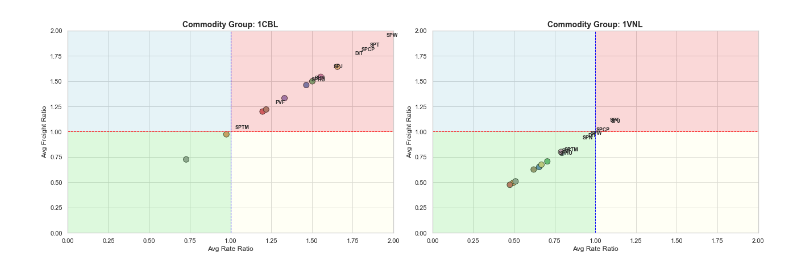
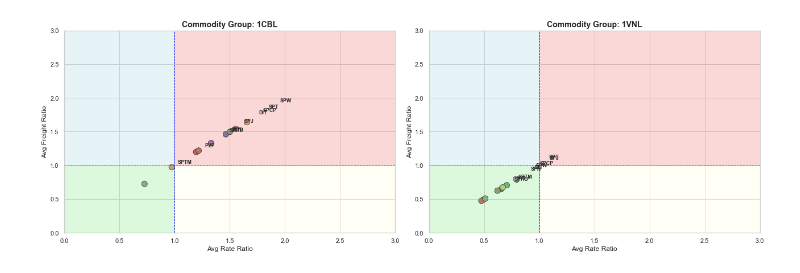
Before and after one commit to Zhuwaki/diverzify_freight_analysis, a Jupyter notebook: notebooks/nigel/quandrants.ipynb, the cells around one changed output. Saved outputs shown, nothing was run; the diff lists cells and outputs as text; code cells hidden in the pictures.

```diff
--- a/notebooks/nigel/quandrants.ipynb
+++ b/notebooks/nigel/quandrants.ipynb
@@ -20,8 +20,8 @@ grouped = df_clean.groupby(["site", "commodity_group"]).agg(
 ).reset_index()
 
 # Fixed quadrant ranges
-x_min, x_max = 0,2
-y_min, y_max = 0, 2
+x_min, x_max = 0,3
+y_min, y_max = 0, 3
 x_split = 1
 y_split = 1
 
@@ -42,31 +42,31 @@ for i, group in enumerate(commodity_groups):
 
     # Lines
     ax.axhline(y_split, color='red', linestyle='--', lw=1)
     ax.axvline(x_split, color='blue', linestyle='--', lw=1)
 
     # Scatter
     sns.scatterplot(
         data=subset,
         x="avg_rate_ratio",
         y="avg_freight_ratio",
         hue="site",
         ax=ax,
         s=100,
         edgecolor="black",
         legend=False
     )
 
     for _, row in subset.iterrows():
         ax.text(row["avg_rate_ratio"] + 0.3, row["avg_freight_ratio"] + 0.3, row["site"],
                 fontsize=9, weight='bold')
 
     ax.set_xlim(x_min, x_max)
     ax.set_ylim(y_min, y_max)
     ax.set_title(f"Commodity Group: {group}", fontsize=14, weight='bold')
     ax.set_xlabel("Avg Rate Ratio")
     ax.set_ylabel("Avg Freight Ratio")
 
 plt.tight_layout()
 plt.show()
 # %% [output]
-[figure, old version]
+[figure, new version]
```
